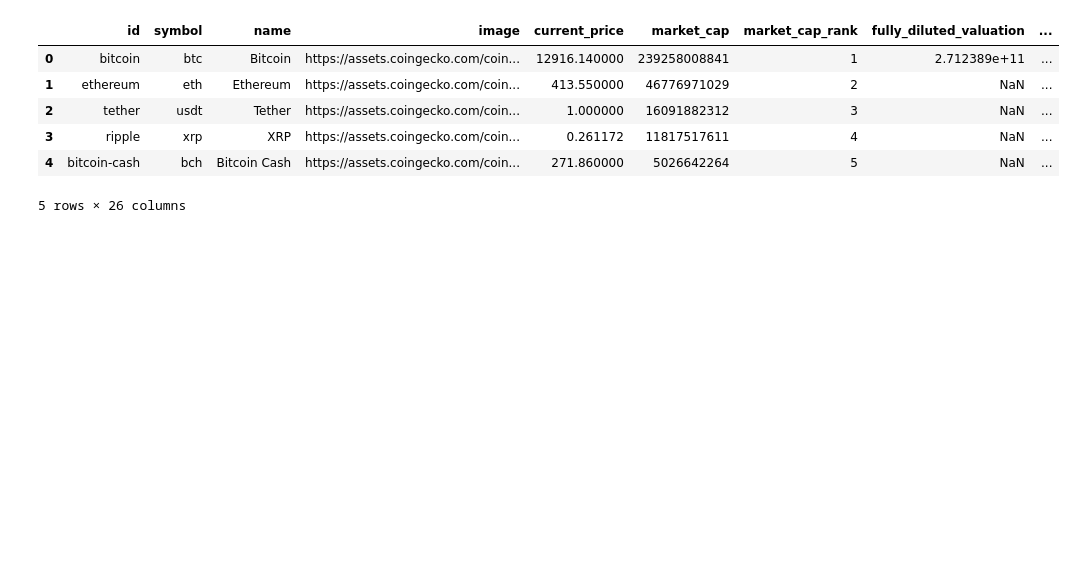
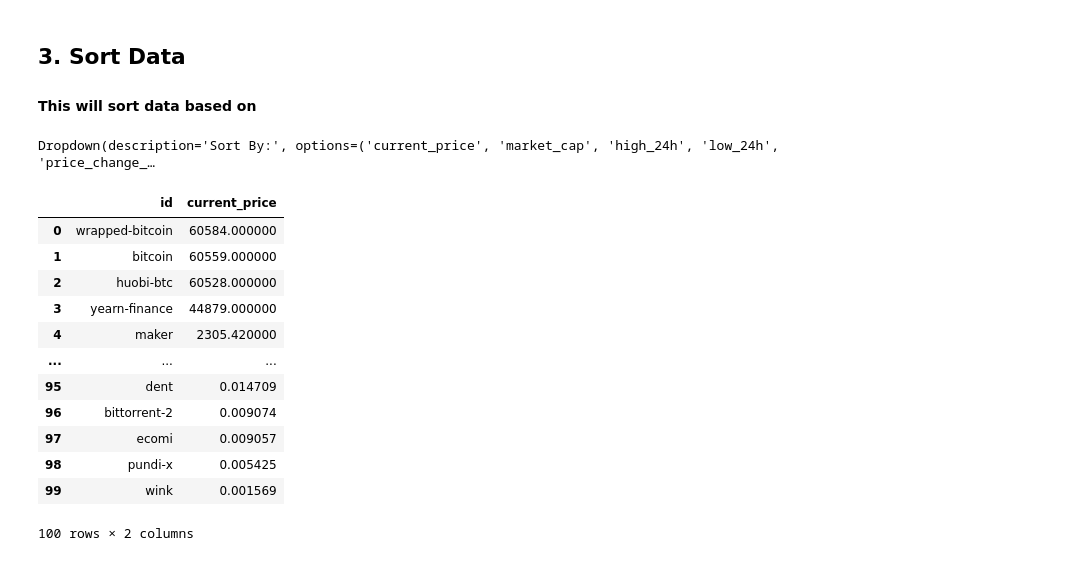
Before and after one commit to marktilbrook/CryptoAnalysisTest, a Jupyter notebook: Untitled.ipynb, the cells around one changed output. Drawn from its saved outputs; the diff is of its cells as text; code cells hidden in the pictures; blank space fills up the shorter version.

```diff
--- a/Untitled.ipynb
+++ b/Untitled.ipynb
@@ -16,3 +34,7 @@ cg = CoinGeckoAPI()
 # %%
 # Get a list of the top 100 based on market cap
-coins = cg.get_coins_markets(vs_currency = 'usd')
+coins = cg.get_coins_markets(vs_currency = w_Currency.value)
+# Create a dataframe from the dictionary defined above
+df = pd.DataFrame.from_dict(coins)
+
+df.head()
@@ -33,0 +52,8 @@ df.head()
+# %%
+#why are we removing these columns, why are they unuseful?
+df = df.drop(columns=['name', 'symbol', 'image', 'roi','atl_date',
+                    'fully_diluted_valuation', 'total_supply', 'max_supply', 'circulating_supply',
+                    'ath_date', 'last_updated', 'market_cap_change_24h','market_cap_change_percentage_24h',
+                     'ath', 'ath_change_percentage', 'atl', 'atl_change_percentage'])
+df = df.set_index('id')
+df
@@ -34,18 +75,42 @@ df.head()
+# %% [markdown]
+## 3. Sort Data
+#### This will sort data based on
+# %%
+w_SortValues = ipy.Dropdown(
+    options=['current_price', 'market_cap', 'high_24h', 'low_24h',
+             'price_change_24h', 'price_change_percentage_24h'],
+    value='current_price',
+    description='Sort By:',
+    disabled=False,
+)
+
+w_SortValues
+# %% [output]
+Dropdown(description='Sort By:', options=('current_price', 'market_cap', 'high_24h', 'low_24h', 'price_change_…
 # %%
-# sort the values by market_cap -> why has this been chosen to define top 25?
-df.sort_values(by='market_cap', ascending=False)
+# sort the values by above parameter
+df = df.sort_values(by=w_SortValues.value, ascending=False)
 # create a new dataframe with the top 25 cryptos
-top25 = df.head(25)
-# view the top 5
-top25.head()
+df = df[[w_SortValues.value]]#remove all columns except the sort parameter
 
-# TESTING PURPOSE ONLY
+# reset index
+df.reset_index(inplace=True)
+# view the top dataframe
+df
+
+# TODO add stuff to print this data if needed
 # top25.to_csv('123.csv')
 # %% [output]
-|  | id | symbol | name | image | current_price | market_cap | market_cap_rank | fully_diluted_valuation | ... |
-| 0 | bitcoin | btc | Bitcoin | https://assets.coingecko.com/coin... | 12916.140000 | 239258008841 | 1 | 2.712389e+11 | ... |
-| 1 | ethereum | eth | Ethereum | https://assets.coingecko.com/coin... | 413.550000 | 46776971029 | 2 | NaN | ... |
-| 2 | tether | usdt | Tether | https://assets.coingecko.com/coin... | 1.000000 | 16091882312 | 3 | NaN | ... |
-| 3 | ripple | xrp | XRP | https://assets.coingecko.com/coin... | 0.261172 | 11817517611 | 4 | NaN | ... |
-| 4 | bitcoin-cash | bch | Bitcoin Cash | https://assets.coingecko.com/coin... | 271.860000 | 5026642264 | 5 | NaN | ... |
+|  | id | current_price |
+| 0 | wrapped-bitcoin | 60584.000000 |
+| 1 | bitcoin | 60559.000000 |
+| 2 | huobi-btc | 60528.000000 |
+| 3 | yearn-finance | 44879.000000 |
+| 4 | maker | 2305.420000 |
+| ... | ... | ... |
+| 95 | dent | 0.014709 |
+| 96 | bittorrent-2 | 0.009074 |
+| 97 | ecomi | 0.009057 |
+| 98 | pundi-x | 0.005425 |
+| 99 | wink | 0.001569 |
-5 rows × 26 columns
+100 rows × 2 columns
```
Also changed, not shown: parts of 20 cells of this notebook, 1 other file.
